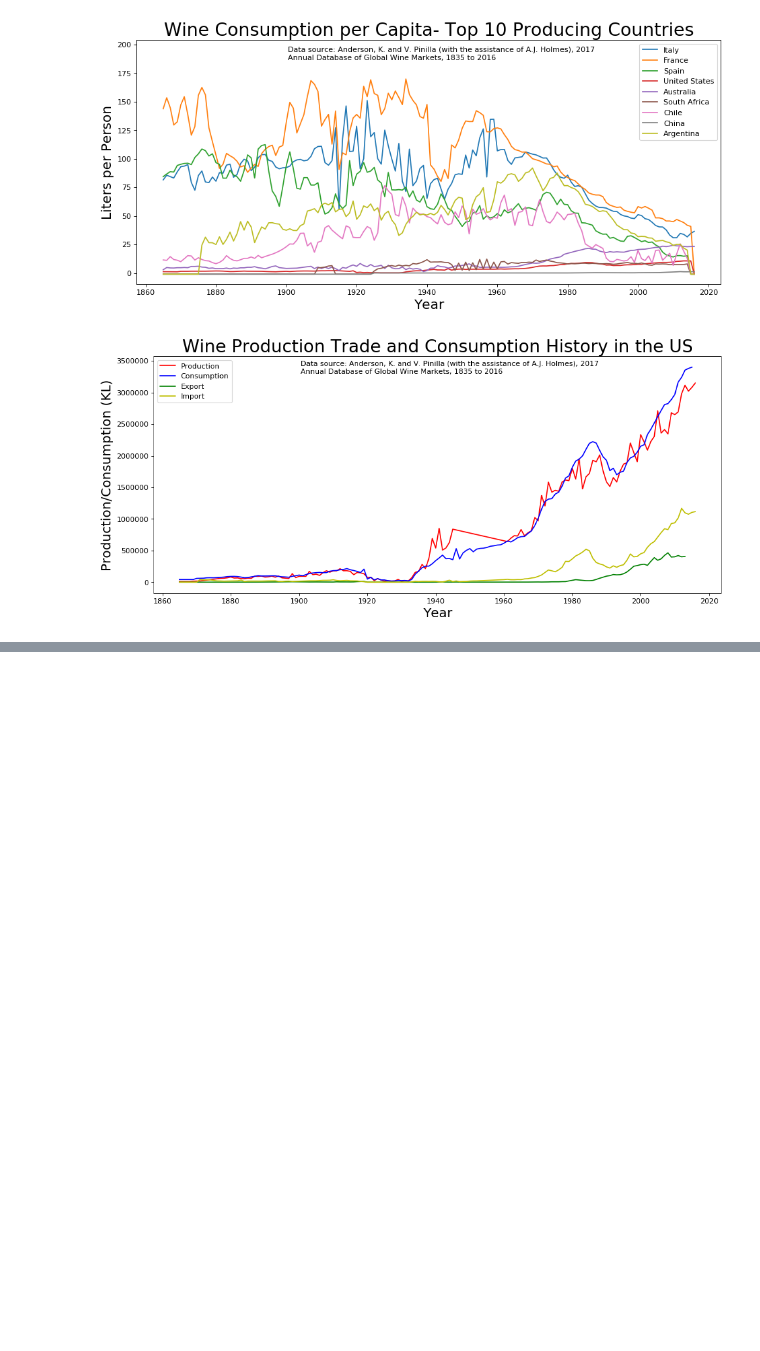
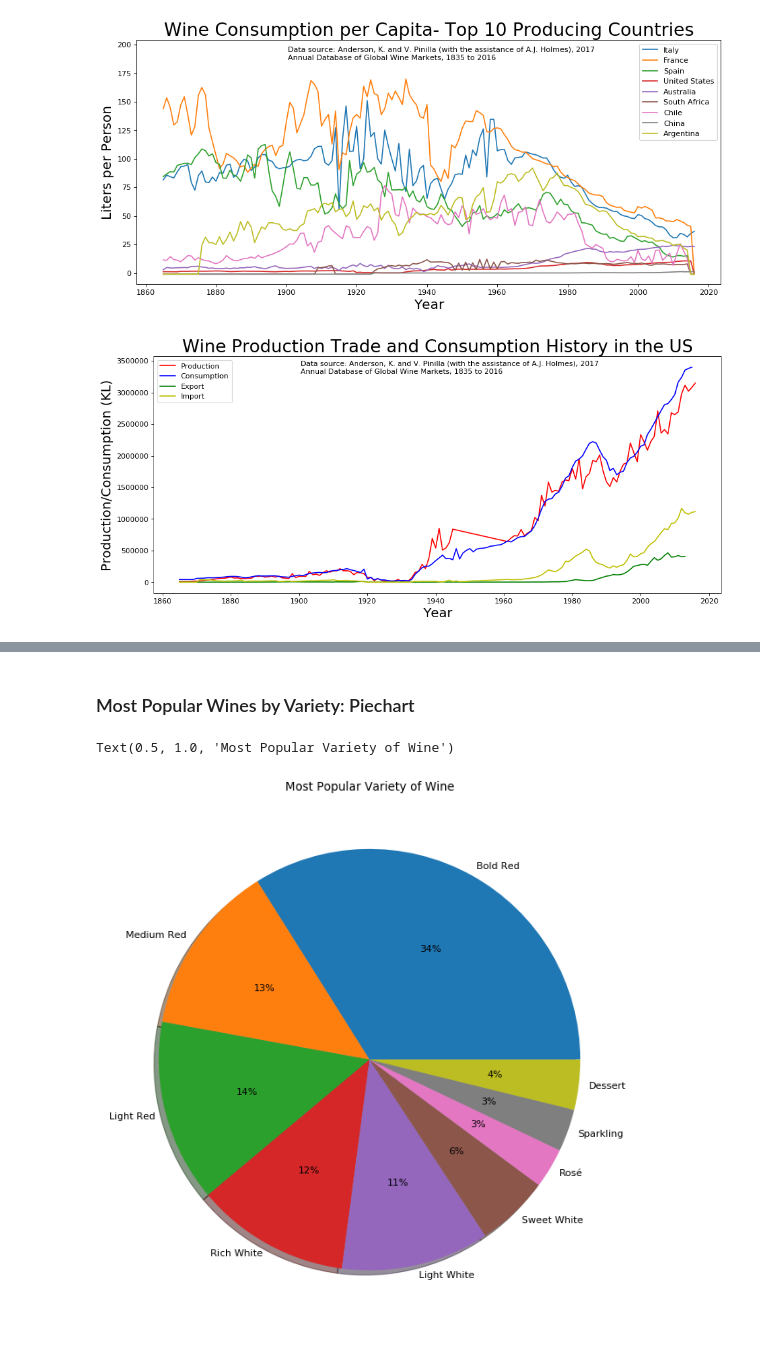
Before and after one commit to renatonico/Pygeons, a Jupyter notebook: notebooks/Pygeons1.ipynb, the cells around one changed output, grey strips where cells are left out. Drawn from its saved outputs; the diff is of its cells as text; code cells hidden in the pictures; blank space fills up the shorter version.

```diff
--- a/notebooks/Pygeons1.ipynb
+++ b/notebooks/Pygeons1.ipynb
@@ -287,0 +296,9 @@ plt.show()
+# %%
+file_one = "../data/rawdata/winemag-data-130k-v2.csv"
+df = pd.read_csv(file_one,index_col=0)
+#cleaning data: delete the taster_tweeter address column
+df.drop(columns=['taster_twitter_handle'])
+#drop any null values
+df = df.dropna(subset=['country','points','price'])
+df.sort_values(by=['price'],ascending=False)
+df.to_csv(path_or_buf="..\data\cleandata\Wine_price_rating_variety.csv")
@@ -287,0 +324,21 @@ plt.show()
+# %%
+Wine_types={'Bold Red': ['Malbec', 'Syrah','Red Blend','Shiraz', 'Mourvedre', 'Merlot','Bordeaux-style Red Blend', 'Pinotage', 'Petite Sirah', 'Touriga Nacional', 'Cabernet Sauvignon', 'Portuguese Red', 'Meritage'],
+            'Medium Red': ['Meriot', 'Sangiovese', 'Rhône-style Red Blend','Zinfandel','Cabernet Franc', 'Tempranillo', 'Nebbiolo', 'Barbera', 'Cotes du Rhone Blend'],
+            'Light Red':['Pinot Noir', 'Grenache', 'Gamay', 'St. Laurent', 'Carignan', 'Counoise'],
+            'Rich White': ['Chardonnay', 'Semillon','Viognier', 'Marsanne', 'Roussanne'],
+            'Light White': ['Bordeaux-style White Blend','Sauvignon Blanc', 'White Blend' , 'Albarino', 'Pitot Blanc', 'Vermentino', 'Melon de Bourgogne', 'Gargenega', 'Trebbiano', 'Pinot Gris', 'Pinot Grigio', 'Veltliner'],
+            'Sweet White': ['Moscato', 'Riesling', 'Chenin Blanc', 'Gewurztraminer', 'Late Harvest Whites', 'Alascian Pinot Gris'],
+            'Rosé': ['Rosé','Provencal Rose', 'White Zinfandel', 'Loire Valley Rose', 'Pinot Noir Rose', 'Syrah Rose', 'Garnache Rosado', 'Bandol Rose', 'Tempranilio Rose', 'Saignee Method Rose'],
+            'Sparkling': ['Champagne', 'Prosecco', 'Cremant', 'Cava', 'Metodo Classico', 'Sparkling Wine', 'Sparkling Rose', 'Sparkling Blend', 'Champagne Blend'],
+            'Dessert': ['Port', 'Sherry', 'Maderia', 'Vin Santo', 'Muscat', 'PX', 'Pedro Ximenez']
+           }
+Wine_types.keys()
+for x in Wine_types.keys():
+    for y in range(len(Wine_types[x])):
+        print('type=',x,'subtype=',Wine_types[x][y])
+        A=df[df.variety.str.contains(Wine_types[x][y],na=False)].index.tolist()
+        df.loc[A,'vt']=x
+idx = df['vt'].isnull( )
+df.loc[idx,'vt']='Others'
+df.to_csv(path_or_buf="..\data\cleandata\Wine_price_rating_variety.csv")
+df.head()
@@ -287,0 +369,15 @@ plt.show()
+# %% [markdown]
+### Most Popular Wines by Variety: Piechart
+# %%
+A= {}
+for x in Wine_types.keys():
+    A.update({x: df[df.vt==x].vt.count()})
+
+colors = [ 'Indianred', 'lightcoral', 'lightpink', 'tan', 'moccasin', 'cornsilk', 'palevioletred', 'seagreen', 'skyblue']
+
+fig,ax=plt.subplots(figsize=(10,10), dpi=80, facecolor='w', edgecolor='k')
+l1=ax.pie(A.values(), shadow=True,labels=A.keys(), autopct="%1.00f%%",labeldistance=1.05)
+ax.set_title("Most Popular Variety of Wine")
+# %% [output]
+Text(0.5, 1.0, 'Most Popular Variety of Wine')
+[figure, added]
```
Also changed, not shown: parts of 15 cells of this notebook.
